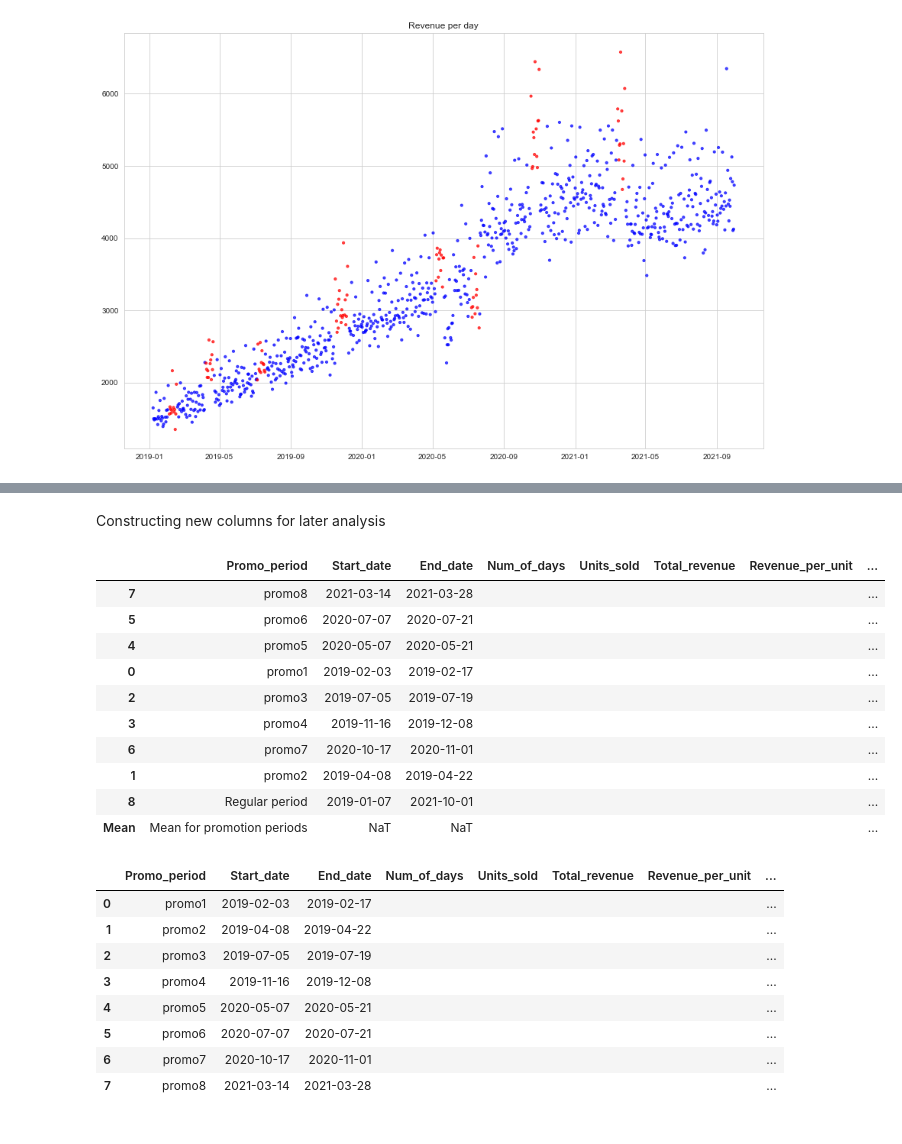
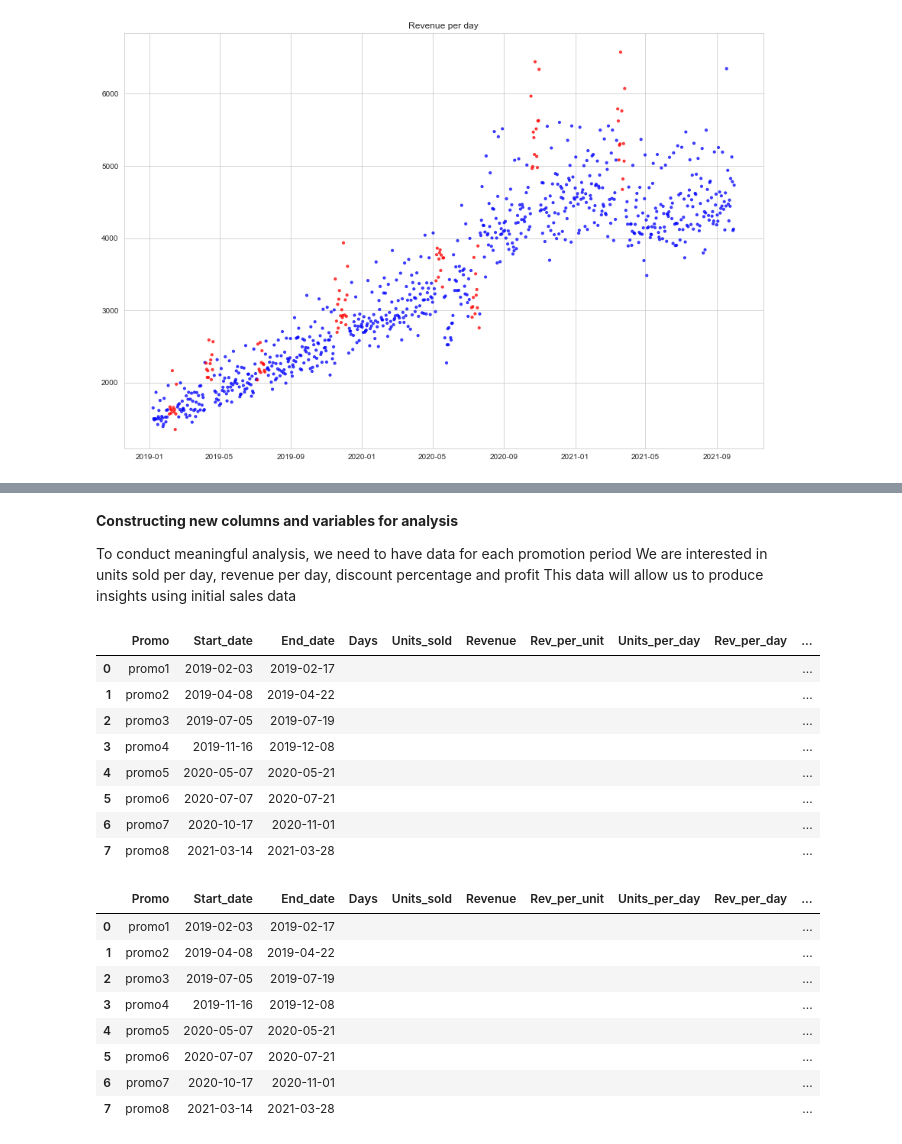
Before and after one commit to ignacyklimont/Sales_Data_Analytics_Project, a Jupyter notebook: Edgard&Cooper.ipynb, the cells around one changed output, grey strips where cells are left out. Drawn from its saved outputs; the diff is of its cells as text; code cells hidden in the pictures.

```diff
--- a/Edgard&Cooper.ipynb
+++ b/Edgard&Cooper.ipynb
@@ -364,43 +394,45 @@ Gross_Margin_per_day    False
 dtype: bool
-# %% [markdown]
-Constructing new columns for later analysis
+# %% [markdown]
+<b> Constructing new columns and variables for analysis </b>
+
+To conduct meaningful analysis, we need to have data for each promotion period
+We are interested in units sold per day, revenue per day, discount percentage and profit
+This data will allow us to produce insights using initial sales data
 # %%
 # Adding columns for later data ingestion to df_promos
 
-df_promo.rename(columns = {'Unnamed: 0':'Promo_period', 'start_date':'Start_date', 'end_date':'End_date'}, inplace = True)
-df_promo['Num_of_days'] = '' #df_promo['End_date'] - df_promo['Start_date']
+df_promo.rename(columns = {'Unnamed: 0':'Promo', 'start_date':'Start_date', 'end_date':'End_date'}, inplace = True)
+df_promo['Days'] = '' #df_promo['End_date'] - df_promo['Start_date']
 #df_promo['Num_of_days'] = pd.to_numeric(df_promo['Num_of_days'].dt.days, downcast='integer')
 df_promo['Units_sold'] = ''
-df_promo['Total_revenue'] = ''
-df_promo['Revenue_per_unit'] = ''
+df_promo['Revenue'] = ''
+df_promo['Rev_per_unit'] = ''
 df_promo['Units_per_day'] = ''
-df_promo['Revenue_per_day'] = ''
+df_promo['Rev_per_day'] = ''
 df_promo['Promo_%'] = ''
 df_promo['Profit_per_day'] = ''
 df_promo
 # %% [output]
-|  | Promo_period | Start_date | End_date | Num_of_days | Units_sold | Total_revenue | Revenue_per_unit | ... |
-| 7 | promo8 | 2021-03-14 | 2021-03-28 |  |  |  |  | ... |
-| 5 | promo6 | 2020-07-07 | 2020-07-21 |  |  |  |  | ... |
-| 4 | promo5 | 2020-05-07 | 2020-05-21 |  |  |  |  | ... |
-| 0 | promo1 | 2019-02-03 | 2019-02-17 |  |  |  |  | ... |
-| 2 | promo3 | 2019-07-05 | 2019-07-19 |  |  |  |  | ... |
-| 3 | promo4 | 2019-11-16 | 2019-12-08 |  |  |  |  | ... |
-| 6 | promo7 | 2020-10-17 | 2020-11-01 |  |  |  |  | ... |
-| 1 | promo2 | 2019-04-08 | 2019-04-22 |  |  |  |  | ... |
-| 8 | Regular period | 2019-01-07 | 2021-10-01 |  |  |  |  | ... |
-| Mean | Mean for promotion periods | NaT | NaT |  |  |  |  | ... |
+|  | Promo | Start_date | End_date | Days | Units_sold | Revenue | Rev_per_unit | Units_per_day | Rev_per_day | ... |
+| 0 | promo1 | 2019-02-03 | 2019-02-17 |  |  |  |  |  |  | ... |
+| 1 | promo2 | 2019-04-08 | 2019-04-22 |  |  |  |  |  |  | ... |
+| 2 | promo3 | 2019-07-05 | 2019-07-19 |  |  |  |  |  |  | ... |
+| 3 | promo4 | 2019-11-16 | 2019-12-08 |  |  |  |  |  |  | ... |
+| 4 | promo5 | 2020-05-07 | 2020-05-21 |  |  |  |  |  |  | ... |
+| 5 | promo6 | 2020-07-07 | 2020-07-21 |  |  |  |  |  |  | ... |
+| 6 | promo7 | 2020-10-17 | 2020-11-01 |  |  |  |  |  |  | ... |
+| 7 | promo8 | 2021-03-14 | 2021-03-28 |  |  |  |  |  |  | ... |
 # %%
 # Making sure it is sorted by date
 
 df_promo.sort_values(by=['Start_date'])
 # %% [output]
-|  | Promo_period | Start_date | End_date | Num_of_days | Units_sold | Total_revenue | Revenue_per_unit | ... |
-| 0 | promo1 | 2019-02-03 | 2019-02-17 |  |  |  |  | ... |
-| 1 | promo2 | 2019-04-08 | 2019-04-22 |  |  |  |  | ... |
-| 2 | promo3 | 2019-07-05 | 2019-07-19 |  |  |  |  | ... |
-| 3 | promo4 | 2019-11-16 | 2019-12-08 |  |  |  |  | ... |
-| 4 | promo5 | 2020-05-07 | 2020-05-21 |  |  |  |  | ... |
-| 5 | promo6 | 2020-07-07 | 2020-07-21 |  |  |  |  | ... |
-| 6 | promo7 | 2020-10-17 | 2020-11-01 |  |  |  |  | ... |
-| 7 | promo8 | 2021-03-14 | 2021-03-28 |  |  |  |  | ... |
+|  | Promo | Start_date | End_date | Days | Units_sold | Revenue | Rev_per_unit | Units_per_day | Rev_per_day | ... |
+| 0 | promo1 | 2019-02-03 | 2019-02-17 |  |  |  |  |  |  | ... |
+| 1 | promo2 | 2019-04-08 | 2019-04-22 |  |  |  |  |  |  | ... |
+| 2 | promo3 | 2019-07-05 | 2019-07-19 |  |  |  |  |  |  | ... |
+| 3 | promo4 | 2019-11-16 | 2019-12-08 |  |  |  |  |  |  | ... |
+| 4 | promo5 | 2020-05-07 | 2020-05-21 |  |  |  |  |  |  | ... |
+| 5 | promo6 | 2020-07-07 | 2020-07-21 |  |  |  |  |  |  | ... |
+| 6 | promo7 | 2020-10-17 | 2020-11-01 |  |  |  |  |  |  | ... |
+| 7 | promo8 | 2021-03-14 | 2021-03-28 |  |  |  |  |  |  | ... |
```
Also changed, not shown: parts of 65 cells of this notebook.
